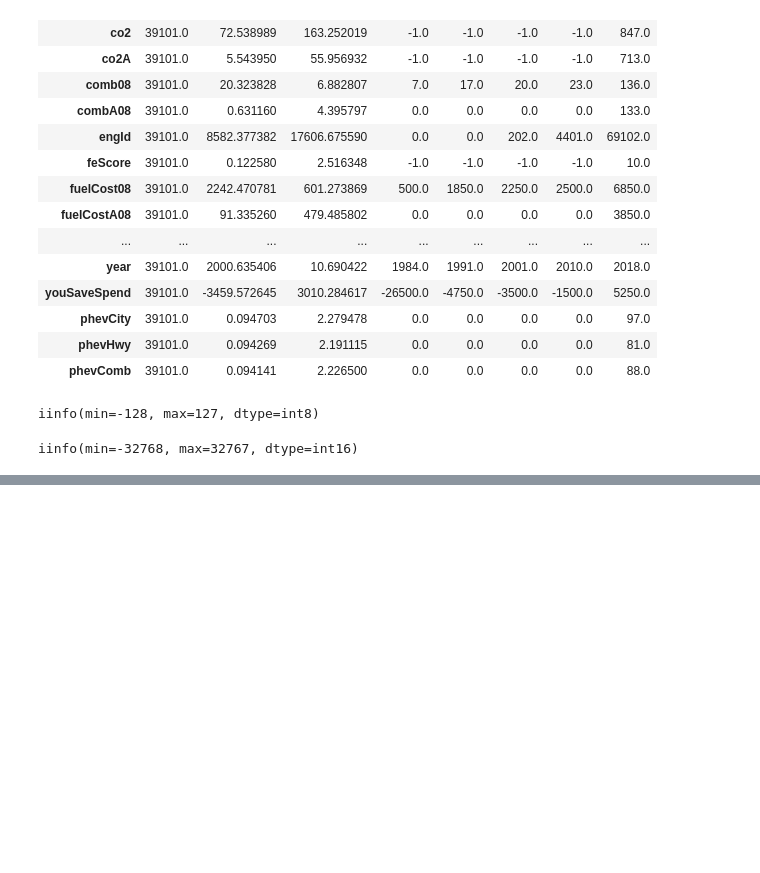
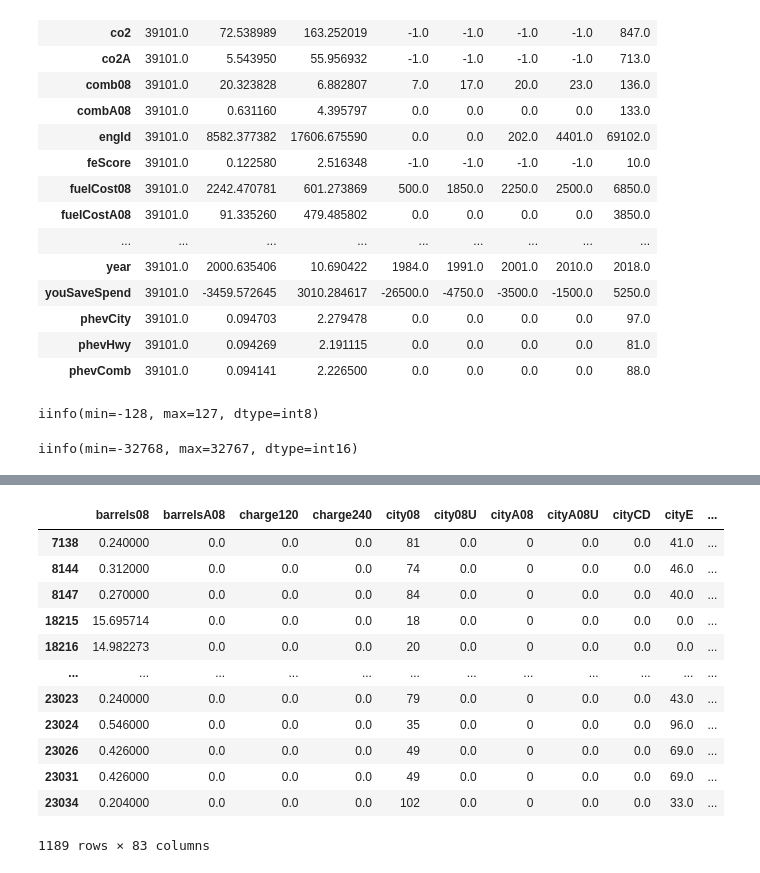
Before and after one commit to bdunn20/book_code, a Jupyter notebook: pandas_1.X_cookbook/Ch_5_EDA.ipynb, the cells around one changed output, grey strips where cells are left out. Drawn from its saved outputs; the diff is of its cells as text; code cells hidden in the pictures; blank space fills up the shorter version.

```diff
--- a/pandas_1.X_cookbook/Ch_5_EDA.ipynb
+++ b/pandas_1.X_cookbook/Ch_5_EDA.ipynb
@@ -164,0 +333,17 @@ iinfo(min=-32768, max=32767, dtype=int16)
+# %%
+# look at rows where drive is missing
+fueleco[fueleco.drive.isna()]
+# %% [output]
+|  | barrels08 | barrelsA08 | charge120 | charge240 | city08 | city08U | cityA08 | cityA08U | cityCD | cityE | ... |
+| 7138 | 0.240000 | 0.0 | 0.0 | 0.0 | 81 | 0.0 | 0 | 0.0 | 0.0 | 41.0 | ... |
+| 8144 | 0.312000 | 0.0 | 0.0 | 0.0 | 74 | 0.0 | 0 | 0.0 | 0.0 | 46.0 | ... |
+| 8147 | 0.270000 | 0.0 | 0.0 | 0.0 | 84 | 0.0 | 0 | 0.0 | 0.0 | 40.0 | ... |
+| 18215 | 15.695714 | 0.0 | 0.0 | 0.0 | 18 | 0.0 | 0 | 0.0 | 0.0 | 0.0 | ... |
+| 18216 | 14.982273 | 0.0 | 0.0 | 0.0 | 20 | 0.0 | 0 | 0.0 | 0.0 | 0.0 | ... |
+| ... | ... | ... | ... | ... | ... | ... | ... | ... | ... | ... | ... |
+| 23023 | 0.240000 | 0.0 | 0.0 | 0.0 | 79 | 0.0 | 0 | 0.0 | 0.0 | 43.0 | ... |
+| 23024 | 0.546000 | 0.0 | 0.0 | 0.0 | 35 | 0.0 | 0 | 0.0 | 0.0 | 96.0 | ... |
+| 23026 | 0.426000 | 0.0 | 0.0 | 0.0 | 49 | 0.0 | 0 | 0.0 | 0.0 | 69.0 | ... |
+| 23031 | 0.426000 | 0.0 | 0.0 | 0.0 | 49 | 0.0 | 0 | 0.0 | 0.0 | 69.0 | ... |
+| 23034 | 0.204000 | 0.0 | 0.0 | 0.0 | 102 | 0.0 | 0 | 0.0 | 0.0 | 33.0 | ... |
+1189 rows × 83 columns
```
Also changed, not shown: parts of 26 cells of this notebook.
